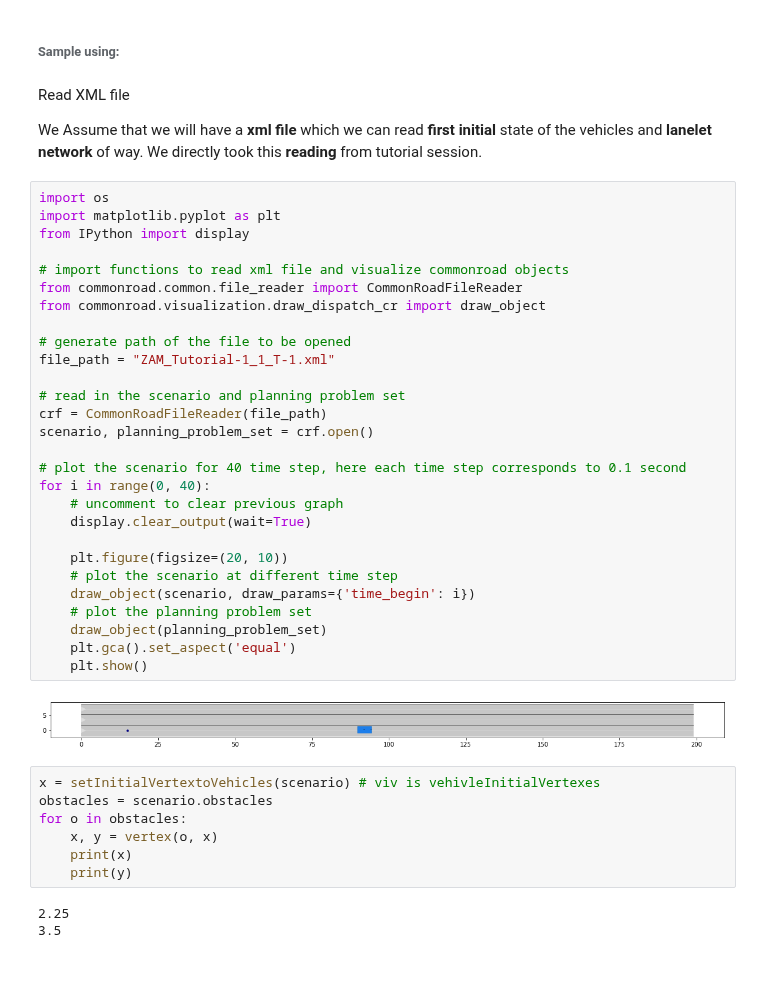
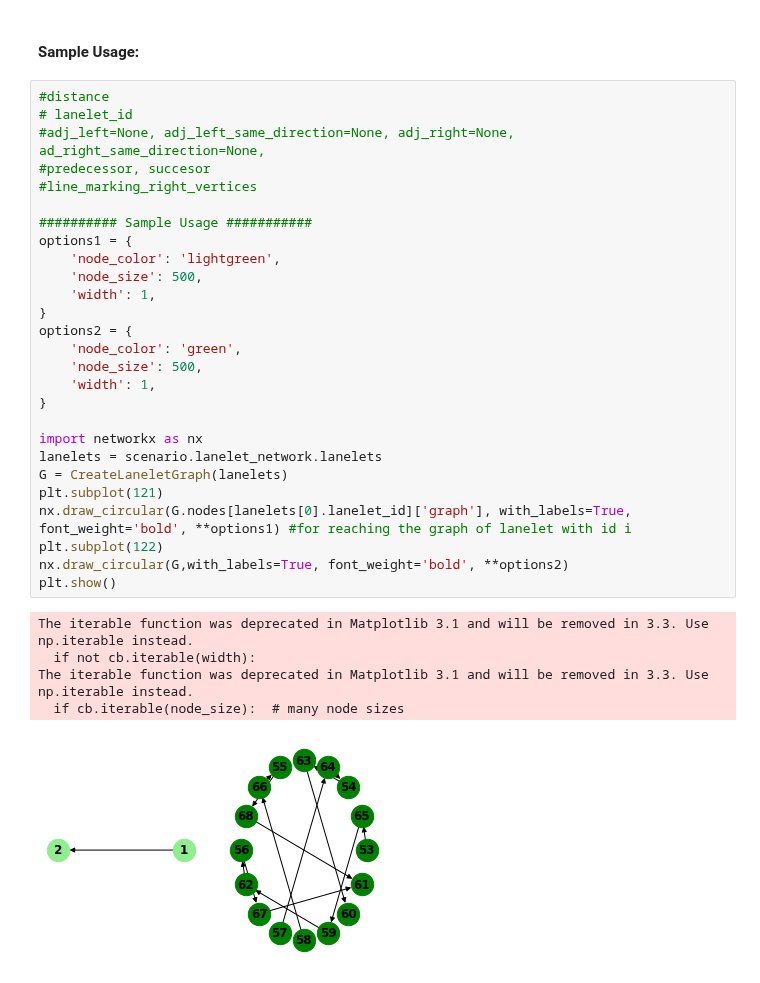
Before and after one commit to MelikeSila/group-formation-for-autonomous-vehicles, a Jupyter notebook: graph_based_distance_measure.ipynb, the cells around one changed output. Cells and saved outputs as stored; diff of their text form.

Commit message:
graph establishment is completed
graphic establishment is complete. Added test in notebook

```diff
--- a/graph_based_distance_measure.ipynb
+++ b/graph_based_distance_measure.ipynb
@@ -23,47 +138,35 @@ def vertex(obstacle, vivs):
 # %% [markdown]
-###### Sample using:
+#### Sample Usage:
-# %% [markdown]
-Read XML file
-
-We Assume that we will have a **xml file** which we can read **first initial** state of the vehicles and
-**lanelet network** of way. We directly took this **reading** from tutorial session.
-# %%
-import os
-import matplotlib.pyplot as plt
-from IPython import display
-
-# import functions to read xml file and visualize commonroad objects
-from commonroad.common.file_reader import CommonRoadFileReader
-from commonroad.visualization.draw_dispatch_cr import draw_object
-
-# generate path of the file to be opened
-file_path = "ZAM_Tutorial-1_1_T-1.xml"
-
-# read in the scenario and planning problem set
-crf = CommonRoadFileReader(file_path)
-scenario, planning_problem_set = crf.open()
-
-# plot the scenario for 40 time step, here each time step corresponds to 0.1 second
-for i in range(0, 40):
-    # uncomment to clear previous graph
-    display.clear_output(wait=True)
-
-    plt.figure(figsize=(20, 10))
-    # plot the scenario at different time step
-    draw_object(scenario, draw_params={'time_begin': i})
-    # plot the planning problem set
-    draw_object(planning_problem_set)
-    plt.gca().set_aspect('equal')
-    plt.show()
-# %% [output]
-[figure, removed]
-# %%
-x = setInitialVertextoVehicles(scenario) # viv is vehivleInitialVertexes
-obstacles = scenario.obstacles
-for o in obstacles:
-    x, y = vertex(o, x)
-    print(x)
-    print(y)
-# %% [output]
-2.25
-3.5
+# %%
+#distance
+# lanelet_id
+#adj_left=None, adj_left_same_direction=None, adj_right=None, ad_right_same_direction=None,
+#predecessor, succesor
+#line_marking_right_vertices
+
+########## Sample Usage ###########
+options1 = {
+    'node_color': 'lightgreen',
+    'node_size': 500,
+    'width': 1,
+}
+options2 = {
+    'node_color': 'green',
+    'node_size': 500,
+    'width': 1,
+}
+
+import networkx as nx
+lanelets = scenario.lanelet_network.lanelets
+G = CreateLaneletGraph(lanelets)
+plt.subplot(121)
+nx.draw_circular(G.nodes[lanelets[0].lanelet_id]['graph'], with_labels=True, font_weight='bold', **options1) #for reaching the graph of lanelet with id i
+plt.subplot(122)
+nx.draw_circular(G,with_labels=True, font_weight='bold', **options2)
+plt.show()
+# %% [output]
+The iterable function was deprecated in Matplotlib 3.1 and will be removed in 3.3. Use np.iterable instead.
+  if not cb.iterable(width):
+The iterable function was deprecated in Matplotlib 3.1 and will be removed in 3.3. Use np.iterable instead.
+  if cb.iterable(node_size):  # many node sizes
+[figure, added]
```
Also changed, not shown: parts of 16 cells of this notebook, 1 other file.
